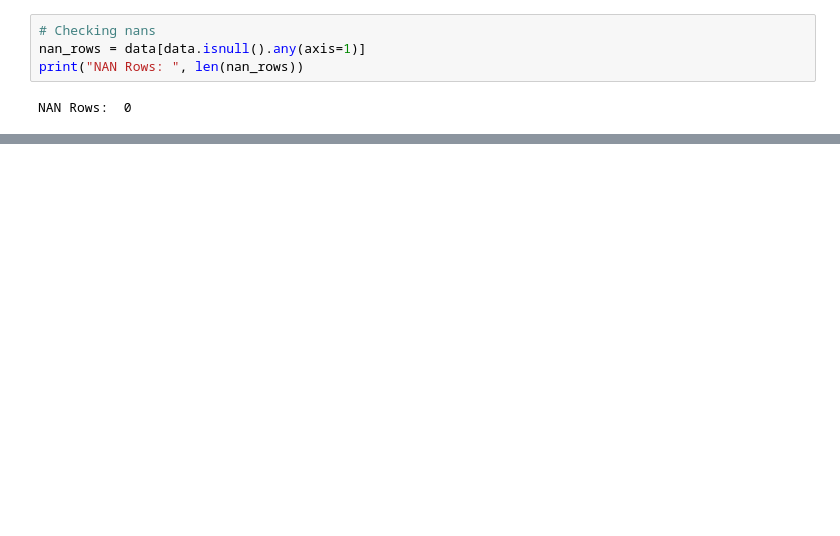
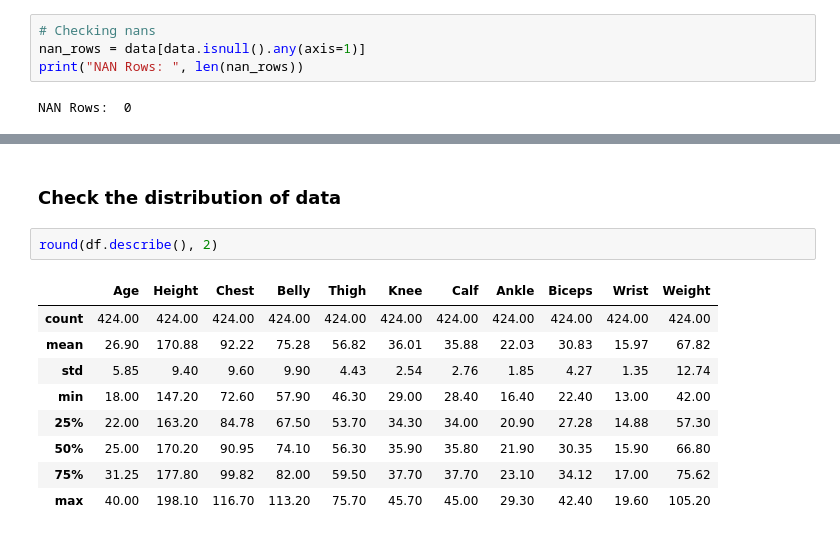
Before and after one commit to r-a-j/Regression-Analysis, a Jupyter notebook: Problem_3_Code_Raj_231811.ipynb, the cells around one changed output, grey strips where cells are left out. Drawn from its saved outputs; the diff is of its cells as text; blank space fills up the shorter version.

```diff
--- a/Problem_3_Code_Raj_231811.ipynb
+++ b/Problem_3_Code_Raj_231811.ipynb
@@ -48,0 +71,14 @@ NAN Rows:  0
+# %% [markdown]
+### Check the distribution of data
+# %%
+round(df.describe(), 2)
+# %% [output]
+|  | Age | Height | Chest | Belly | Thigh | Knee | Calf | Ankle | Biceps | Wrist | Weight |
+| count | 424.00 | 424.00 | 424.00 | 424.00 | 424.00 | 424.00 | 424.00 | 424.00 | 424.00 | 424.00 | 424.00 |
+| mean | 26.90 | 170.88 | 92.22 | 75.28 | 56.82 | 36.01 | 35.88 | 22.03 | 30.83 | 15.97 | 67.82 |
+| std | 5.85 | 9.40 | 9.60 | 9.90 | 4.43 | 2.54 | 2.76 | 1.85 | 4.27 | 1.35 | 12.74 |
+| min | 18.00 | 147.20 | 72.60 | 57.90 | 46.30 | 29.00 | 28.40 | 16.40 | 22.40 | 13.00 | 42.00 |
+| 25% | 22.00 | 163.20 | 84.78 | 67.50 | 53.70 | 34.30 | 34.00 | 20.90 | 27.28 | 14.88 | 57.30 |
+| 50% | 25.00 | 170.20 | 90.95 | 74.10 | 56.30 | 35.90 | 35.80 | 21.90 | 30.35 | 15.90 | 66.80 |
+| 75% | 31.25 | 177.80 | 99.82 | 82.00 | 59.50 | 37.70 | 37.70 | 23.10 | 34.12 | 17.00 | 75.62 |
+| max | 40.00 | 198.10 | 116.70 | 113.20 | 75.70 | 45.70 | 45.00 | 29.30 | 42.40 | 19.60 | 105.20 |
```
Also changed, not shown: parts of 8 cells of this notebook, 1 other file.
